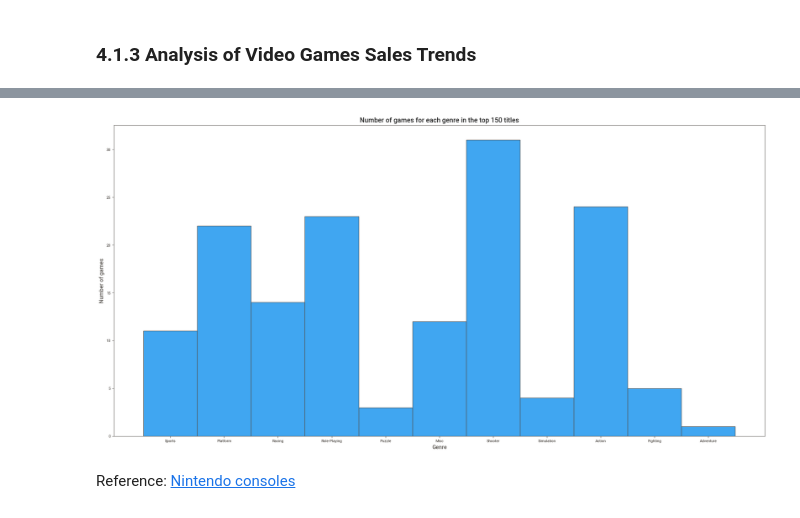
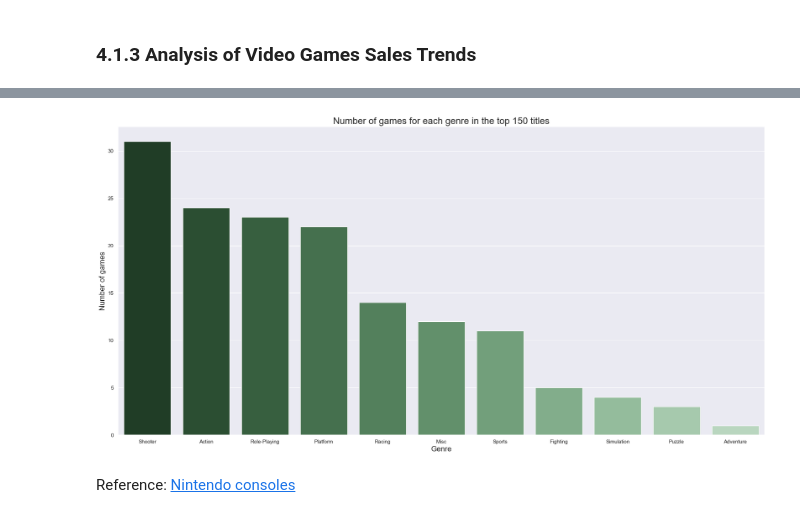
Before and after one commit to SamuelOliveirads/video-games-analysis, a Jupyter notebook: notebooks/v1.2_exploratory_data_analysis.ipynb, the cells around one changed output, grey strips where cells are left out. Drawn from its saved outputs; the diff is of its cells as text; code cells hidden in the pictures.

```diff
--- a/notebooks/v1.2_exploratory_data_analysis.ipynb
+++ b/notebooks/v1.2_exploratory_data_analysis.ipynb
@@ -81,15 +81,25 @@ Here we can validate a premise of the descriptive analysis where sales follow th
 # %% [markdown]
 ### 4.1.3 Analysis of Video Games Sales Trends
 # %%
-# 1. Histogram of how many games each genre has in the top 150 titles of the rank
+# Histogram of how many games each genre has in the top 150 titles of the rank
+# For the categorical situation, a countplot makes more sense, plus we can sort
+#and represent the quantity by genre by gradient
+
 top_150 = exploratory_data_analysis.sort_values(by='rank').head(150)
-sns.histplot(data=top_150, x='genre')
-plt.title("Number of games for each genre in the top 150 titles")
-plt.ylabel("Number of games")
-plt.xlabel("Genre");
+ordered_genres = top_150['genre'].value_counts().index
+
+# Create a gradient color palette
+n_colors = len(ordered_genres)
+cmap = sns.cubehelix_palette(n_colors=n_colors, start=2, rot=0, dark=0.2, light=0.8, reverse=True)
+
+sns.countplot(data=top_150, x='genre', order=ordered_genres, palette=cmap)
+plt.title("Number of games for each genre in the top 150 titles", fontsize=20)
+plt.ylabel("Number of games", fontsize=16)
+plt.xlabel("Genre", fontsize=16)
+plt.show()
 # %% [output]
 [interactive output not drawn]
-[figure, old version]
+[figure, new version]
 # %% [markdown]
 Reference: [Nintendo consoles](https://pt.wikipedia.org/wiki/Nintendo#Consoles)
 # %%
```
Also changed, not shown: parts of 3 cells of this notebook.
